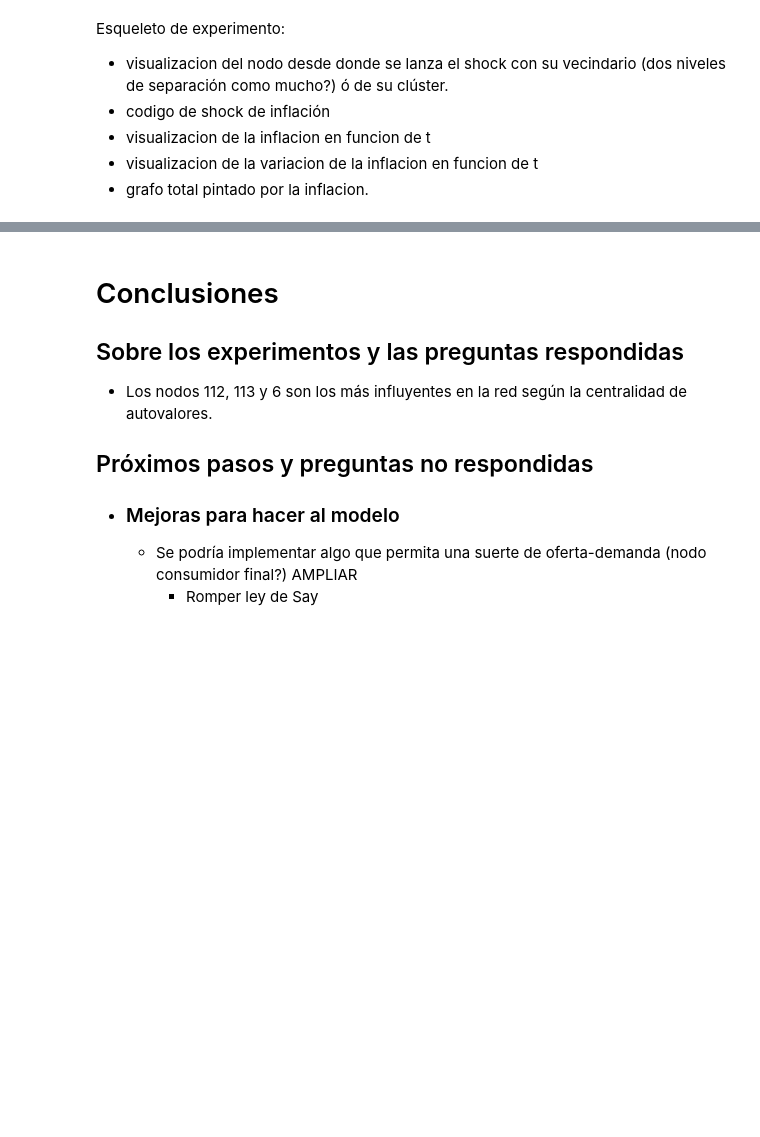
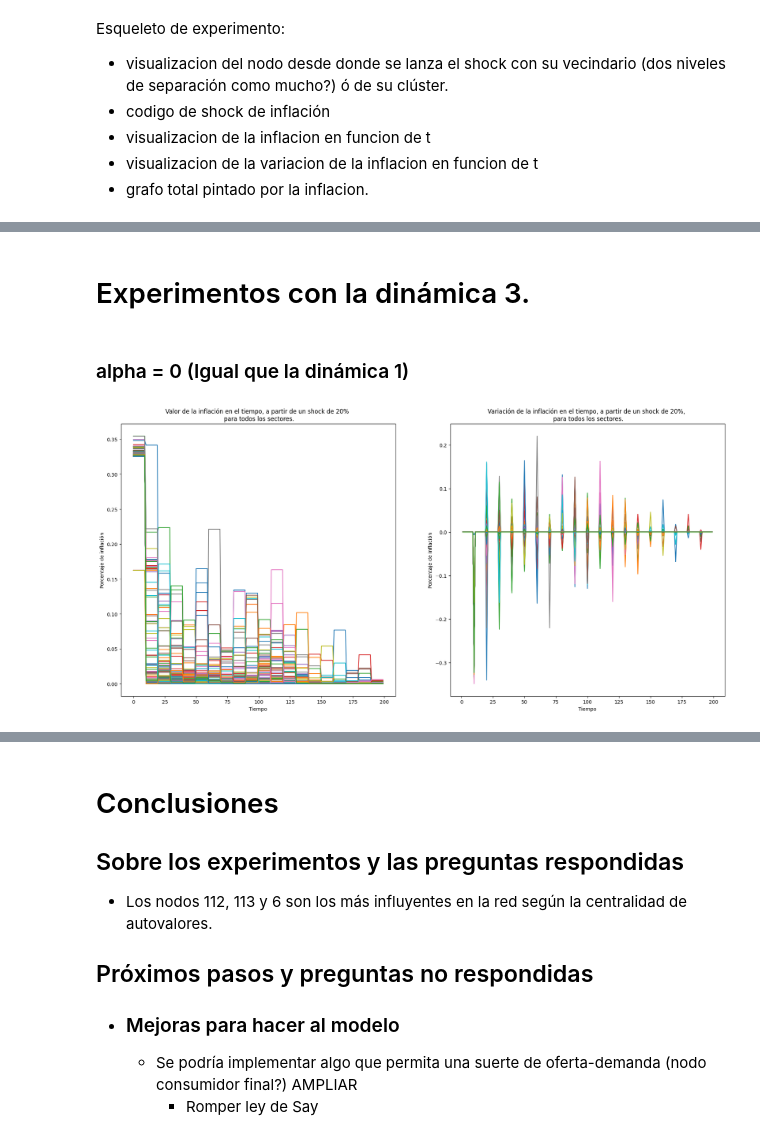
Before and after one commit to akielbowicz/tp-msscae-2024, a Jupyter notebook: notebooks/Exposición.ipynb, the cells around one changed output, grey strips where cells are left out. Saved outputs shown, nothing was run; the diff lists cells and outputs as text; code cells hidden in the pictures; blank space fills up the shorter version.

```diff
--- a/notebooks/Exposición.ipynb
+++ b/notebooks/Exposición.ipynb
@@ -70,0 +115,23 @@ Esqueleto de experimento:
+# %% [markdown]
+# Experimentos con la dinámica 3.
+# %% [markdown]
+### alpha = 0 (Igual que la dinámica 1)
+# %%
+aumentos = [20]
+alpha = 0
+mip_grafo = grafo.armar_grafo(mip,precios_random=False)
+sectores = list(mip_grafo.nodes)
+for j, aumento in enumerate(aumentos):
+    inflaciones = []
+    for sector in sectores:
+        experimento = exp.Experimento(mip_grafo,
+                                dinamica=modelo.dinamica_3,
+                                calcular_inflacion=modelo.calcular_inflacion,
+                                alpha=alpha)
+        experimento.shock(sector,aumento)
+        experimento.step(200)
+        inflacion = experimento.metricas_evaluadas['inflacion']
+        inflaciones.append(inflacion)
+    plot_inflaciones(inflaciones, aumento)
+# %% [output]
+[figure, added]
```
Also changed, not shown: parts of 13 cells of this notebook, 3 other files.
